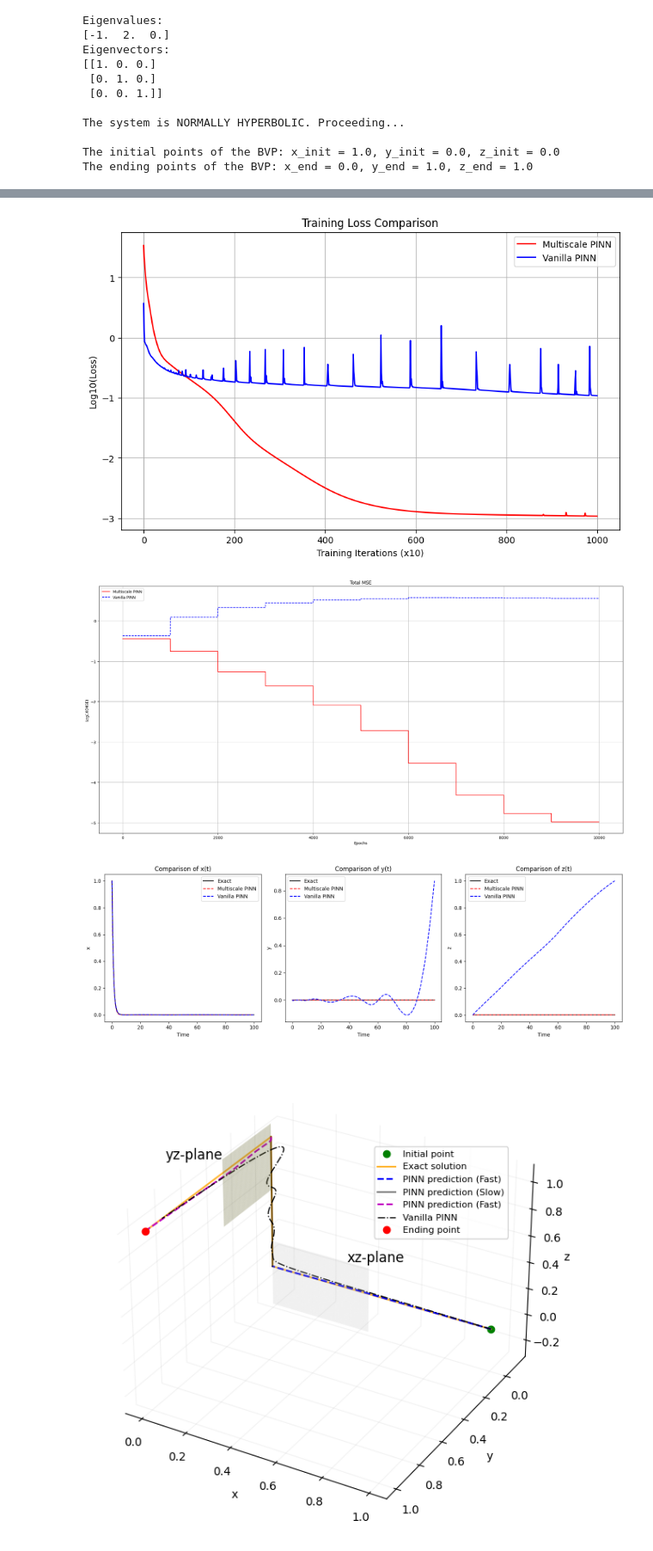
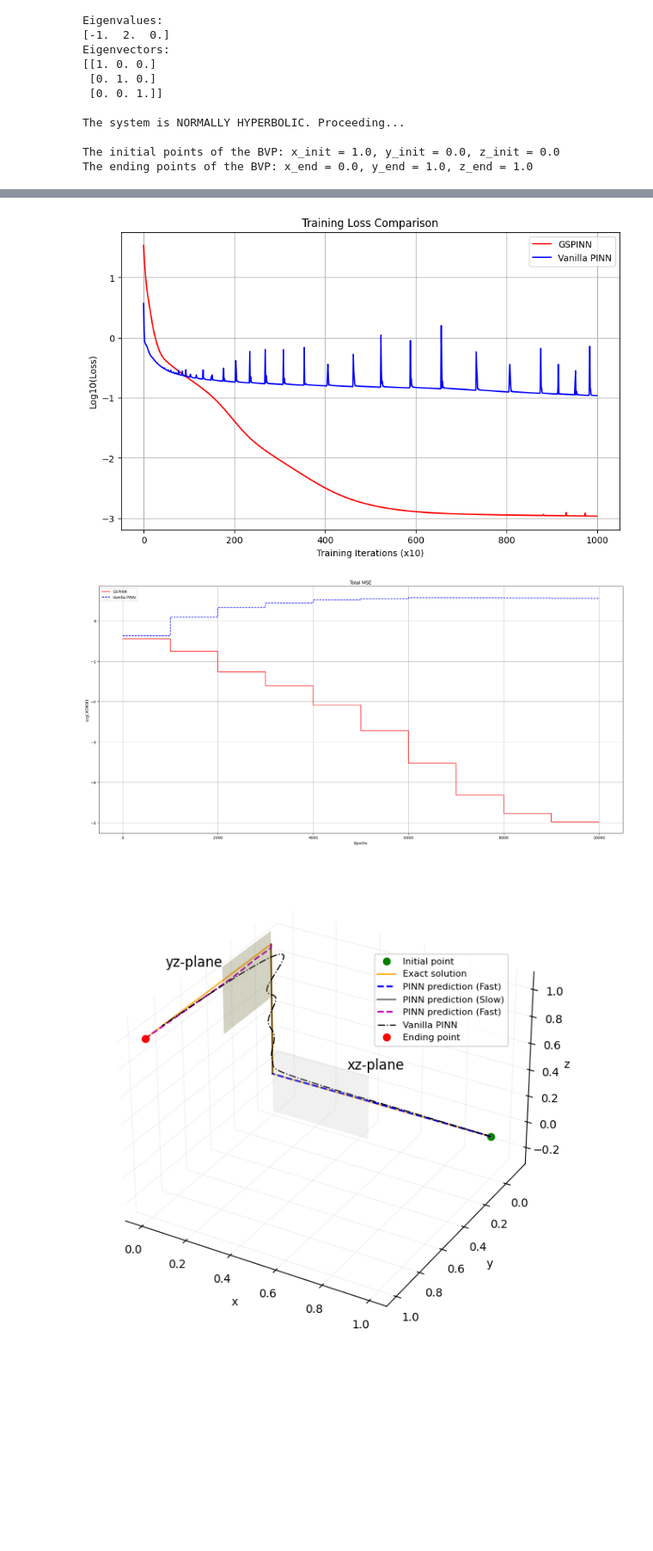
Before and after one commit to Hamid-Mofidi/PINNs_on_Multiple_timescale_dynamics, a Jupyter notebook: Traditional_Methods/vanilla-pinn-vs-gspinn.ipynb, the cells around one changed output, grey strips where cells are left out. Shown at 86% size. Cells and saved outputs as stored; diff of their text form; code cells hidden in the pictures; blank space fills up the shorter version.

Commit message:
Kaggle Notebook | Vanilla_PINN_vs_GSPINN | Version 2

```diff
--- a/Traditional_Methods/vanilla-pinn-vs-gspinn.ipynb
+++ b/Traditional_Methods/vanilla-pinn-vs-gspinn.ipynb
@@ -81,11 +81,11 @@ x_init, y_init, z_init = 1.0 + 0 * eps, 0.0 - 0 * eps, 0.0 + 0 * eps
 print('The initial points of the BVP:', f"x_init = {x_init}, y_init = {y_init}, z_init = {z_init}")
 
 t_end = 100
-t  =  np.linspace(0, t_end, 100)
-t2  =  np.linspace(0, -t_end, 100)
+t  =  np.linspace(0, t_end, 200)
+t2  =  np.linspace(0, -t_end, 200)
 
 T_slow_end = 1
-tau = np.linspace(0, T_slow_end, 100)
+tau = np.linspace(0, T_slow_end, 200)
 
 
 x_end, y_end, z_end = 0.0 - 0 * eps, 1.0 + 0 * eps, 1.0 + 0 * eps
@@ -554,32 +583,31 @@ MSE z: 3.51e-01
 Average MSE: 1.26e-01
 # %%
 plt.figure(figsize=(10, 6))
-plt.plot(np.log10(loss_values_multiscale[::10]), 'r-', label='Multiscale PINN')
+plt.plot(np.log10(loss_values_multiscale[::10]), 'r-', label='GSPINN')
 plt.plot(np.log10(loss_values_vanilla[::10]), 'b-', label='Vanilla PINN')
 plt.xlabel('Training Iterations (x10)')
 plt.ylabel('Log10(Loss)')
 plt.title('Training Loss Comparison')
 plt.legend()
 plt.grid(True)
 plt.show()
 
 plt.figure(figsize=(20, 10))
 epochs = np.arange(0, epoch_num, 100)
-plt.plot(np.log10(mse_history_multiscale['total']), 'r-', label='Multiscale PINN')
+plt.plot(np.log10(mse_history_multiscale['total']), 'r-', label='GSPINN')
 plt.plot(np.log10(mse_history_vanilla['total']), 'b--', label='Vanilla PINN')
 plt.xlabel('Epochs')
 plt.ylabel('Log10(MSE)')
 plt.title('Total MSE')
 plt.grid(True)
 plt.legend()
 
 
 plt.tight_layout()
 plt.show()
 # %% [output]
-[figure, old version]
+[figure, new version]
 [figure]
-[figure, removed]
 # %%
 # 3D
 fig = plt.figure(figsize=(12, 6))
```
Also changed, not shown: parts of 2 cells of this notebook.
